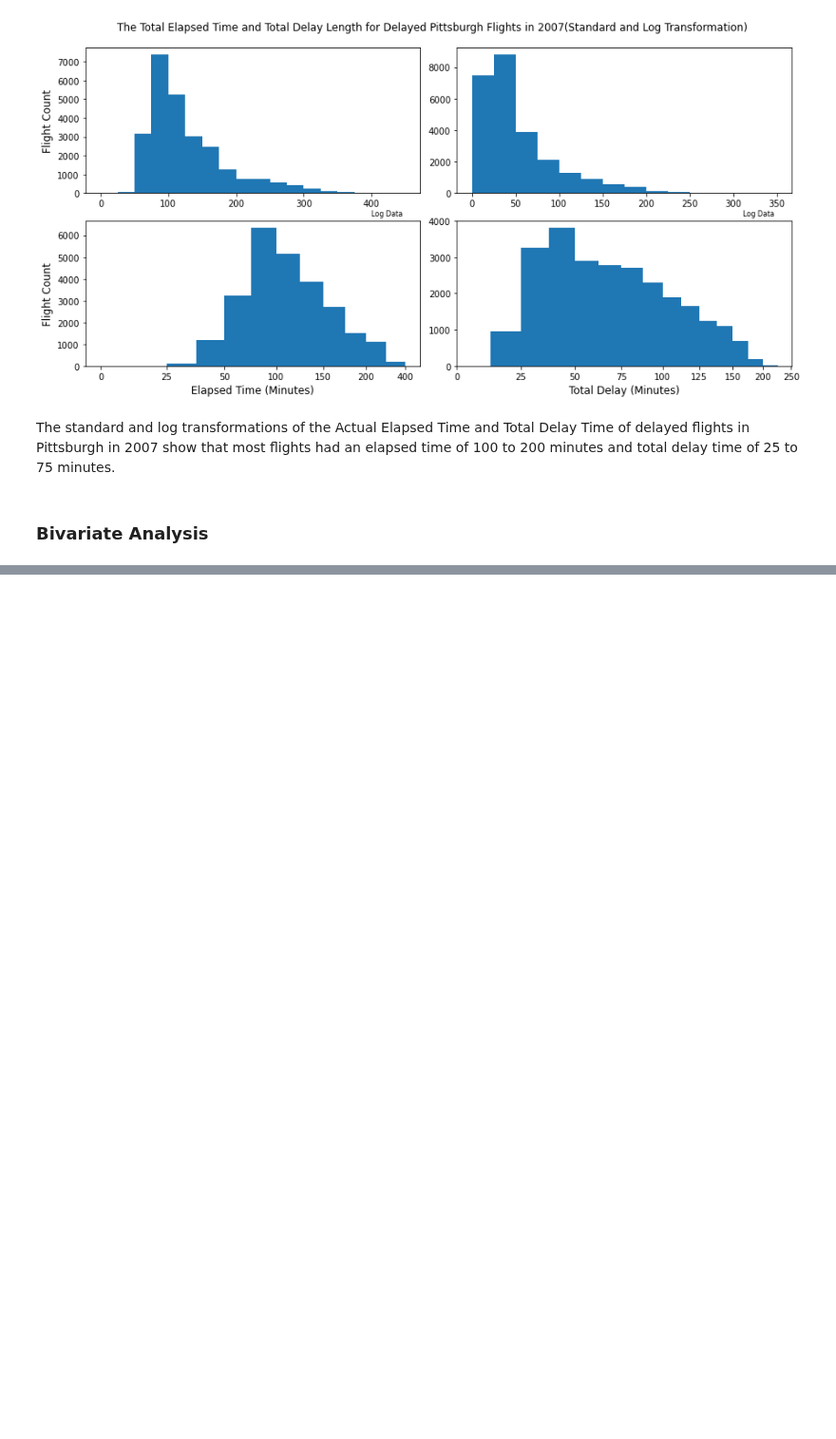
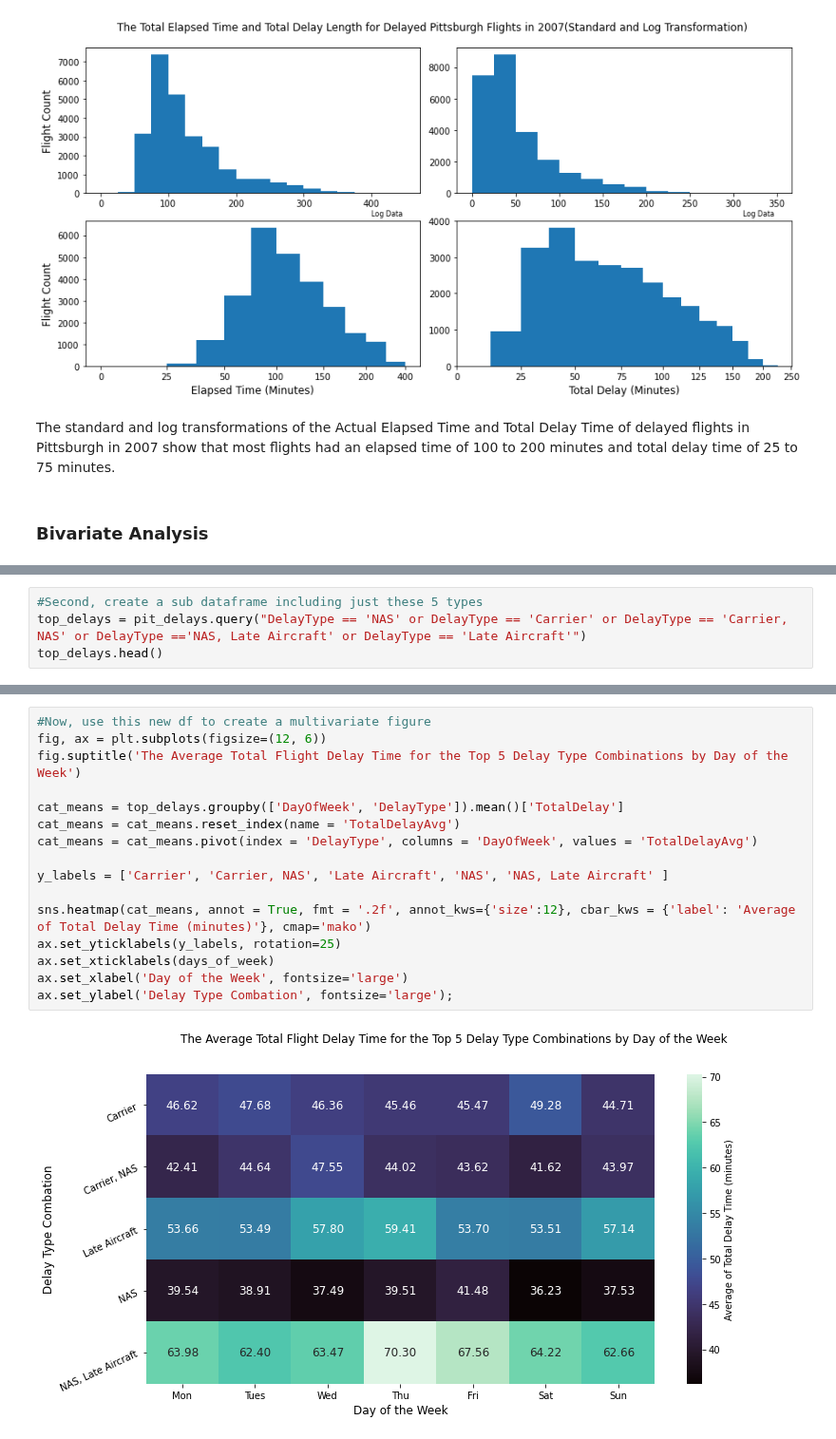
Before and after one commit to Miles-Murphy/vis_final_project, a Jupyter notebook: explanatory_analysis_pittsburgh_flight_data.ipynb, the cells around one changed output, grey strips where cells are left out. Shown at 95% size. Cells and saved outputs as stored; diff of their text form; blank space fills up the shorter version.

```diff
--- a/explanatory_analysis_pittsburgh_flight_data.ipynb
+++ b/explanatory_analysis_pittsburgh_flight_data.ipynb
@@ -232,0 +305,4 @@ The standard and log transformations of the Actual Elapsed Time and Total Delay
+# %%
+#Second, create a sub dataframe including just these 5 types
+top_delays = pit_delays.query("DelayType == 'NAS' or DelayType == 'Carrier' or DelayType == 'Carrier, NAS' or DelayType =='NAS, Late Aircraft' or DelayType == 'Late Aircraft'")
+top_delays.head()
@@ -232,0 +327,18 @@ The standard and log transformations of the Actual Elapsed Time and Total Delay
+# %%
+#Now, use this new df to create a multivariate figure
+fig, ax = plt.subplots(figsize=(12, 6))
+fig.suptitle('The Average Total Flight Delay Time for the Top 5 Delay Type Combinations by Day of the Week')
+
+cat_means = top_delays.groupby(['DayOfWeek', 'DelayType']).mean()['TotalDelay']
+cat_means = cat_means.reset_index(name = 'TotalDelayAvg')
+cat_means = cat_means.pivot(index = 'DelayType', columns = 'DayOfWeek', values = 'TotalDelayAvg')
+
+y_labels = ['Carrier', 'Carrier, NAS', 'Late Aircraft', 'NAS', 'NAS, Late Aircraft' ]
+
+sns.heatmap(cat_means, annot = True, fmt = '.2f', annot_kws={'size':12}, cbar_kws = {'label': 'Average of Total Delay Time (minutes)'}, cmap='mako')
+ax.set_yticklabels(y_labels, rotation=25)
+ax.set_xticklabels(days_of_week)
+ax.set_xlabel('Day of the Week', fontsize='large')
+ax.set_ylabel('Delay Type Combation', fontsize='large');
+# %% [output]
+[figure, added]
```
Also changed, not shown: parts of 25 cells of this notebook, 1 other file.
